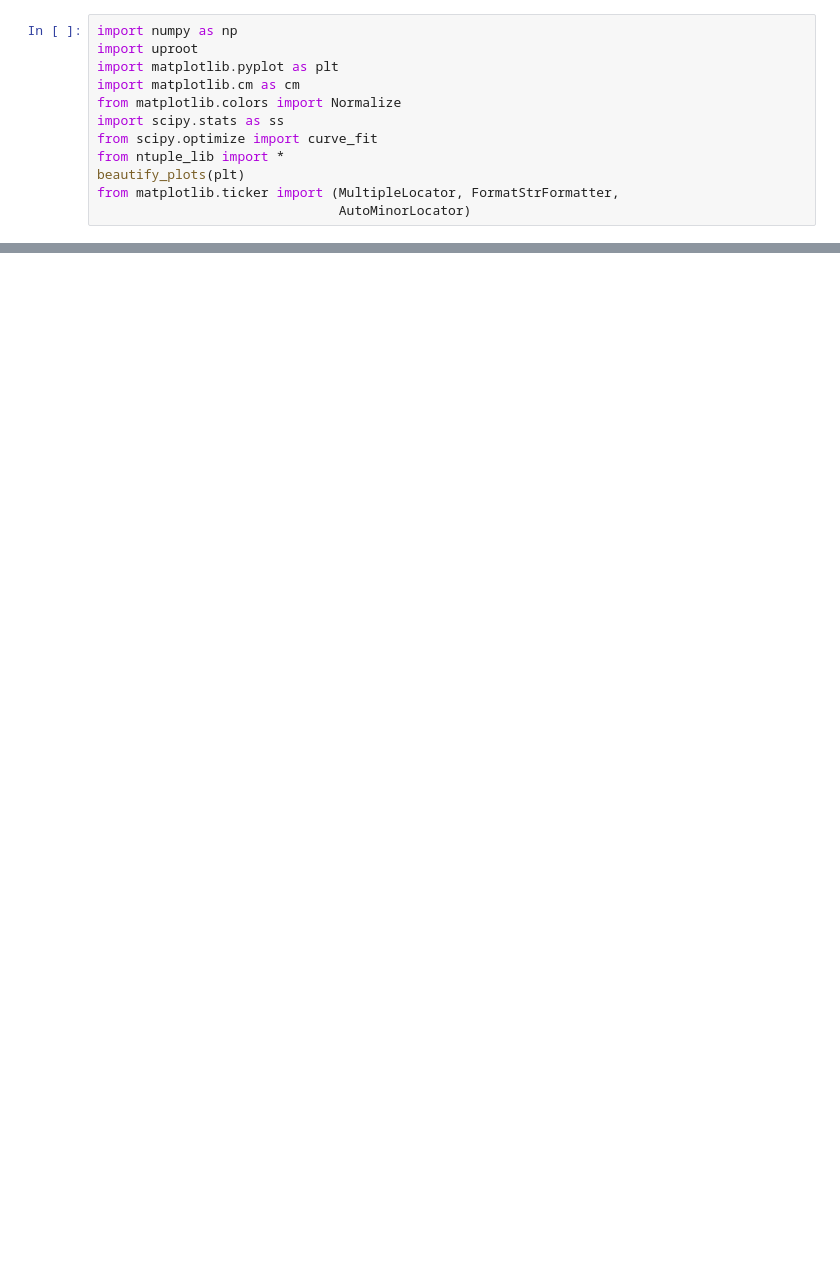
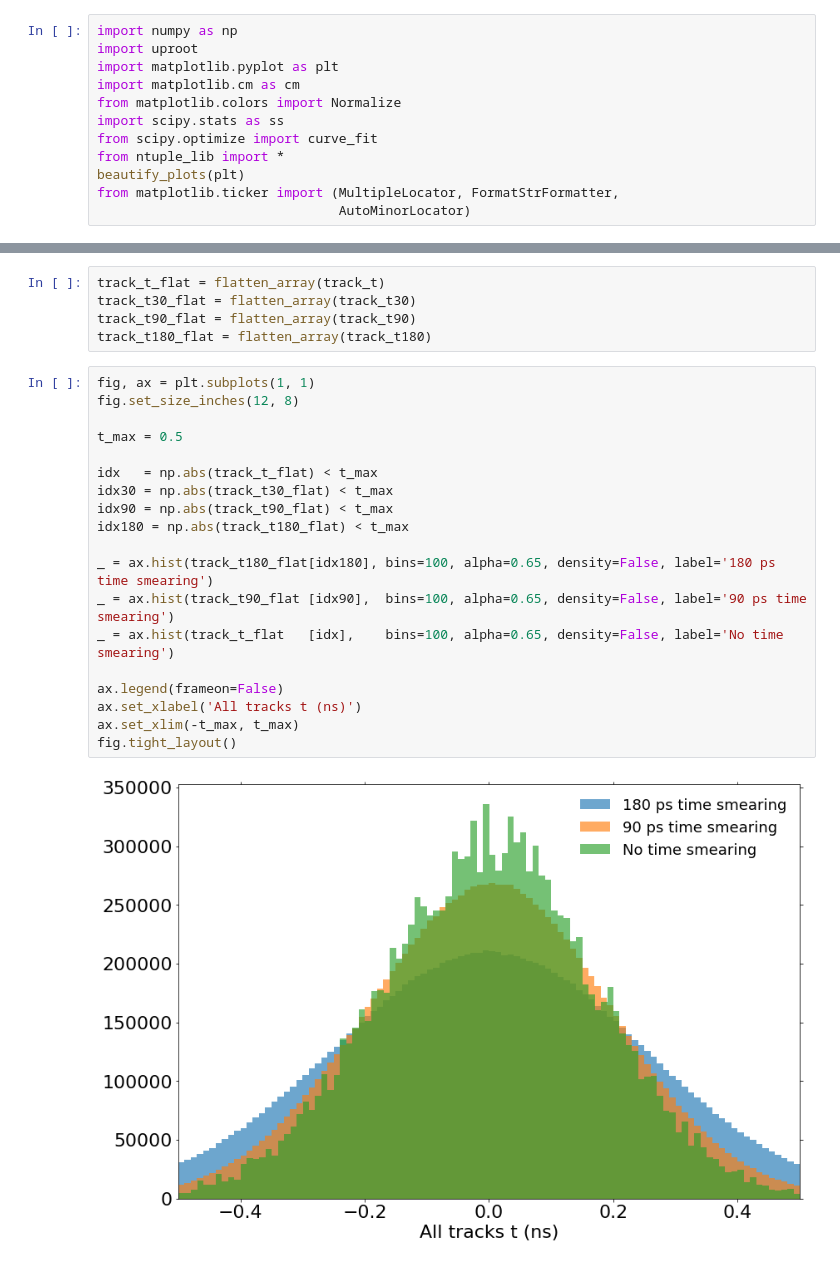
Before and after one commit to ttlindkvist/4DTracking, a Jupyter notebook: timing.ipynb, the cells around one changed output, grey strips where cells are left out. Cells and saved outputs as stored; diff of their text form; blank space fills up the shorter version.

Commit message:
working on track time. waiting for new ntuple

```diff
--- a/timing.ipynb
+++ b/timing.ipynb
@@ -36,0 +88,26 @@ for file in files:
+# %%
+track_t_flat = flatten_array(track_t)
+track_t30_flat = flatten_array(track_t30)
+track_t90_flat = flatten_array(track_t90)
+track_t180_flat = flatten_array(track_t180)
+# %%
+fig, ax = plt.subplots(1, 1)
+fig.set_size_inches(12, 8)
+
+t_max = 0.5
+
+idx   = np.abs(track_t_flat) < t_max
+idx30 = np.abs(track_t30_flat) < t_max
+idx90 = np.abs(track_t90_flat) < t_max
+idx180 = np.abs(track_t180_flat) < t_max
+
+_ = ax.hist(track_t180_flat[idx180], bins=100, alpha=0.65, density=False, label='180 ps time smearing')
+_ = ax.hist(track_t90_flat [idx90],  bins=100, alpha=0.65, density=False, label='90 ps time smearing')
+_ = ax.hist(track_t_flat   [idx],    bins=100, alpha=0.65, density=False, label='No time smearing')
+
+ax.legend(frameon=False)
+ax.set_xlabel('All tracks t (ns)')
+ax.set_xlim(-t_max, t_max)
+fig.tight_layout()
+# %% [output]
+[figure, added]
```
Also changed, not shown: parts of 12 cells of this notebook, 1 other file.
